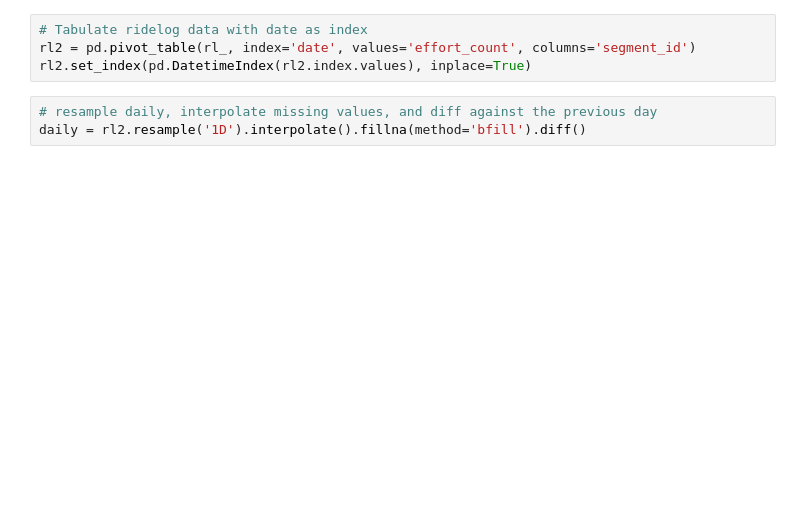
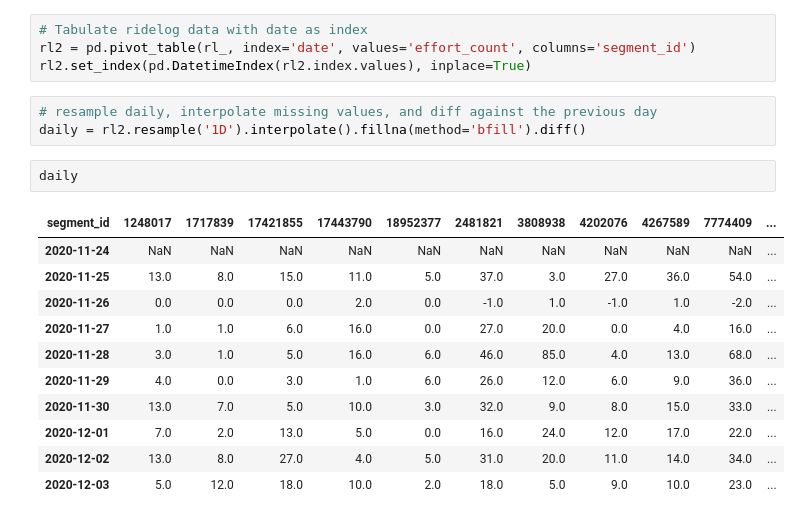
Before and after one commit to dpelleg/notebooks, a Jupyter notebook: mudguard/stats_nb.ipynb, the cells around one changed output. Saved outputs shown, nothing was run; the diff lists cells and outputs as text; blank space fills up the shorter version.

```diff
--- a/mudguard/stats_nb.ipynb
+++ b/mudguard/stats_nb.ipynb
@@ -70,6 +108,20 @@ rl2.set_index(pd.DatetimeIndex(rl2.index.values), inplace=True)
 # %%
 # resample daily, interpolate missing values, and diff against the previous day
 daily = rl2.resample('1D').interpolate().fillna(method='bfill').diff()
+# %%
+daily
+# %% [output]
+| segment_id | 1248017 | 1717839 | 17421855 | 17443790 | 18952377 | 2481821 | 3808938 | 4202076 | 4267589 | 7774409 | ... |
+| 2020-11-24 | NaN | NaN | NaN | NaN | NaN | NaN | NaN | NaN | NaN | NaN | ... |
+| 2020-11-25 | 13.0 | 8.0 | 15.0 | 11.0 | 5.0 | 37.0 | 3.0 | 27.0 | 36.0 | 54.0 | ... |
+| 2020-11-26 | 0.0 | 0.0 | 0.0 | 2.0 | 0.0 | -1.0 | 1.0 | -1.0 | 1.0 | -2.0 | ... |
+| 2020-11-27 | 1.0 | 1.0 | 6.0 | 16.0 | 0.0 | 27.0 | 20.0 | 0.0 | 4.0 | 16.0 | ... |
+| 2020-11-28 | 3.0 | 1.0 | 5.0 | 16.0 | 6.0 | 46.0 | 85.0 | 4.0 | 13.0 | 68.0 | ... |
+| 2020-11-29 | 4.0 | 0.0 | 3.0 | 1.0 | 6.0 | 26.0 | 12.0 | 6.0 | 9.0 | 36.0 | ... |
+| 2020-11-30 | 13.0 | 7.0 | 5.0 | 10.0 | 3.0 | 32.0 | 9.0 | 8.0 | 15.0 | 33.0 | ... |
+| 2020-12-01 | 7.0 | 2.0 | 13.0 | 5.0 | 0.0 | 16.0 | 24.0 | 12.0 | 17.0 | 22.0 | ... |
+| 2020-12-02 | 13.0 | 8.0 | 27.0 | 4.0 | 5.0 | 31.0 | 20.0 | 11.0 | 14.0 | 34.0 | ... |
+| 2020-12-03 | 5.0 | 12.0 | 18.0 | 10.0 | 2.0 | 18.0 | 5.0 | 9.0 | 10.0 | 23.0 | ... |
 # %%
 # add the daily average in each segment
 
```
Also changed, not shown: parts of 11 cells of this notebook, 2 other files.
